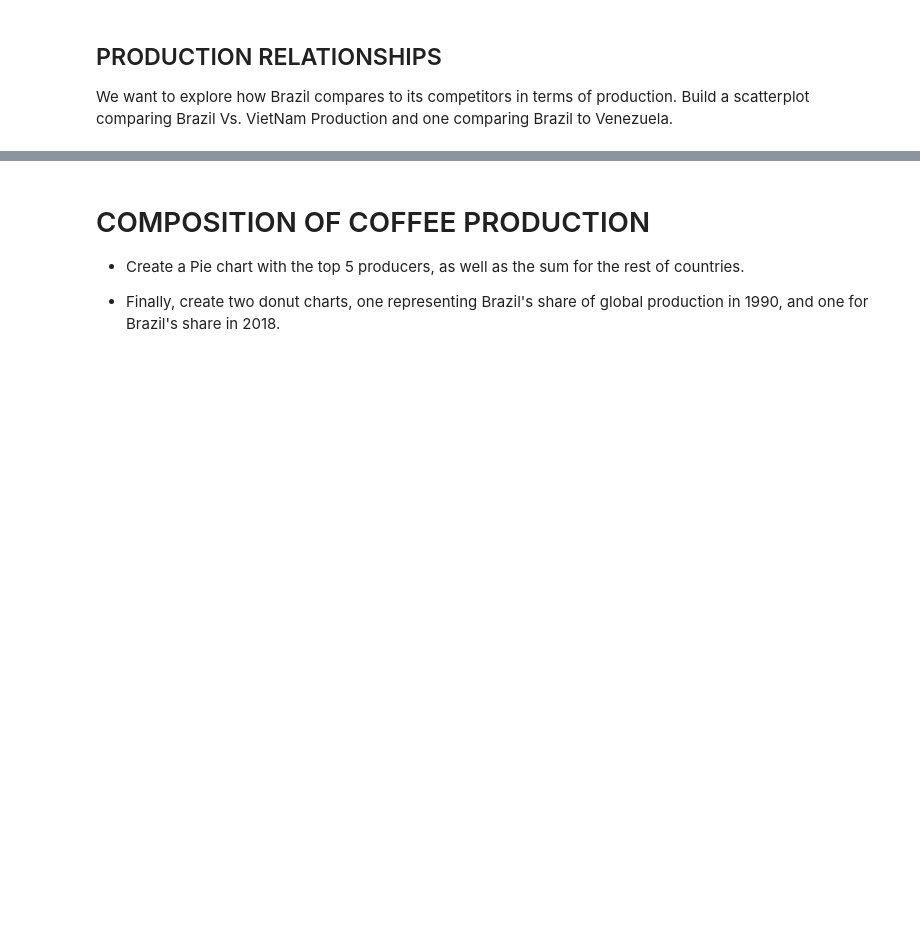
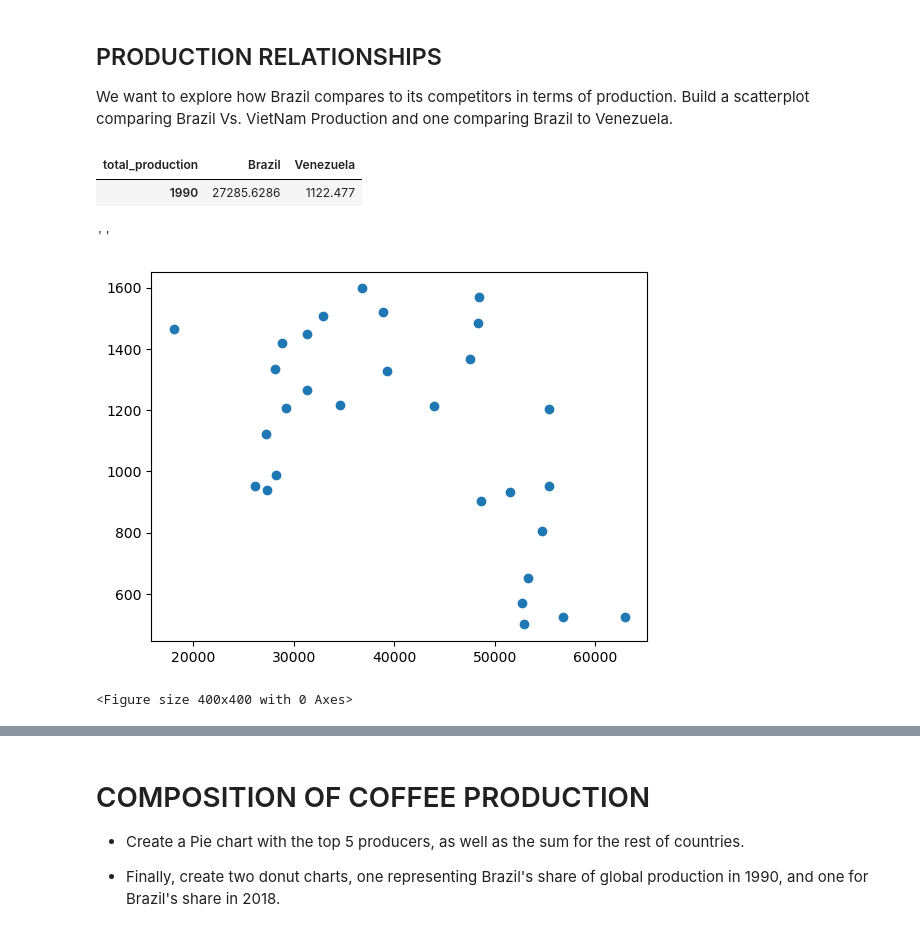
Before and after one commit to soslin/MatPlotLib_Seaborn_Practice, a Jupyter notebook: section03_Coffee_Project_Part1.ipynb, the cells around one changed output, grey strips where cells are left out. Cells and saved outputs as stored; diff of their text form; code cells hidden in the pictures; blank space fills up the shorter version.

```diff
--- a/section03_Coffee_Project_Part1.ipynb
+++ b/section03_Coffee_Project_Part1.ipynb
@@ -122,3 +133,21 @@ brazil_vs_others.head()
 ## PRODUCTION RELATIONSHIPS
 
 We want to explore how Brazil compares to its competitors in terms of production. Build a scatterplot  comparing Brazil Vs. VietNam Production and one comparing Brazil to Venezuela.
+# %%
+ba_vz = coffee_production[['Brazil', 'Venezuela']]
+ba_vn = coffee_production[['Brazil', 'Viet Nam']]
+ba_vz.head(1)
+# %% [output]
+| total_production | Brazil | Venezuela |
+| 1990 | 27285.6286 | 1122.477 |
+# %%
+fig, ax = plt.subplots()
+plt.figure(figsize = (4,4))
+
+ax.scatter(ba_vz['Brazil'], ba_vz["Venezuela"])
+
+;
+# %% [output]
+''
+[figure, added]
+<Figure size 400x400 with 0 Axes>
```
Also changed, not shown: parts of 20 cells of this notebook.
